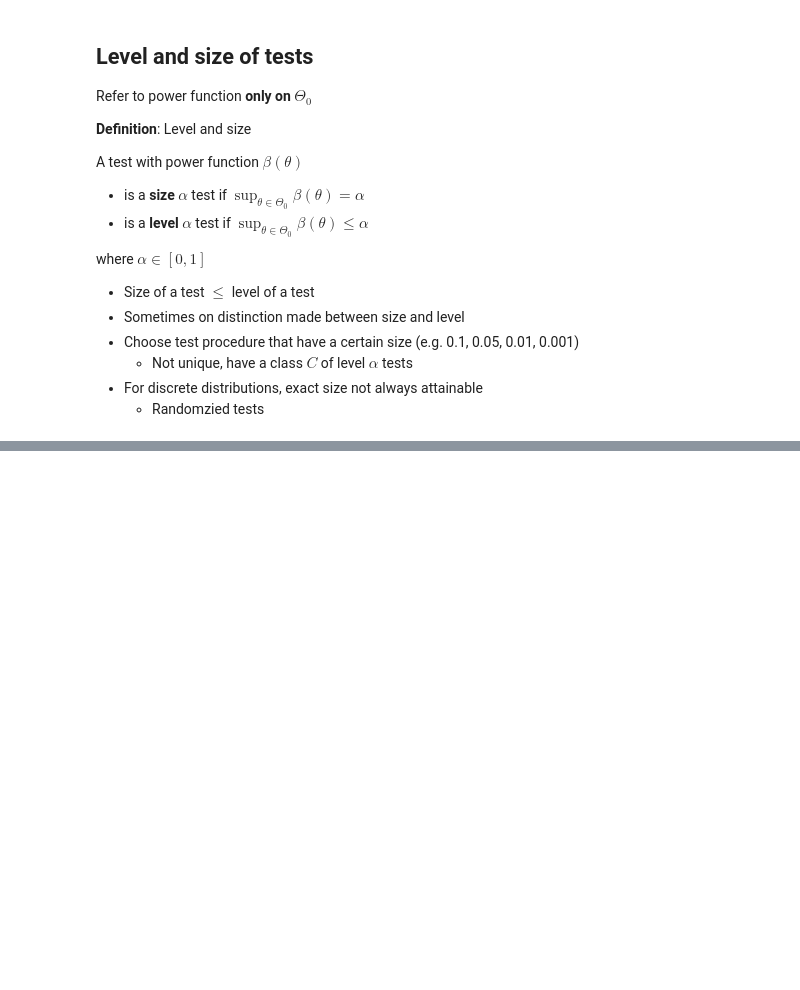
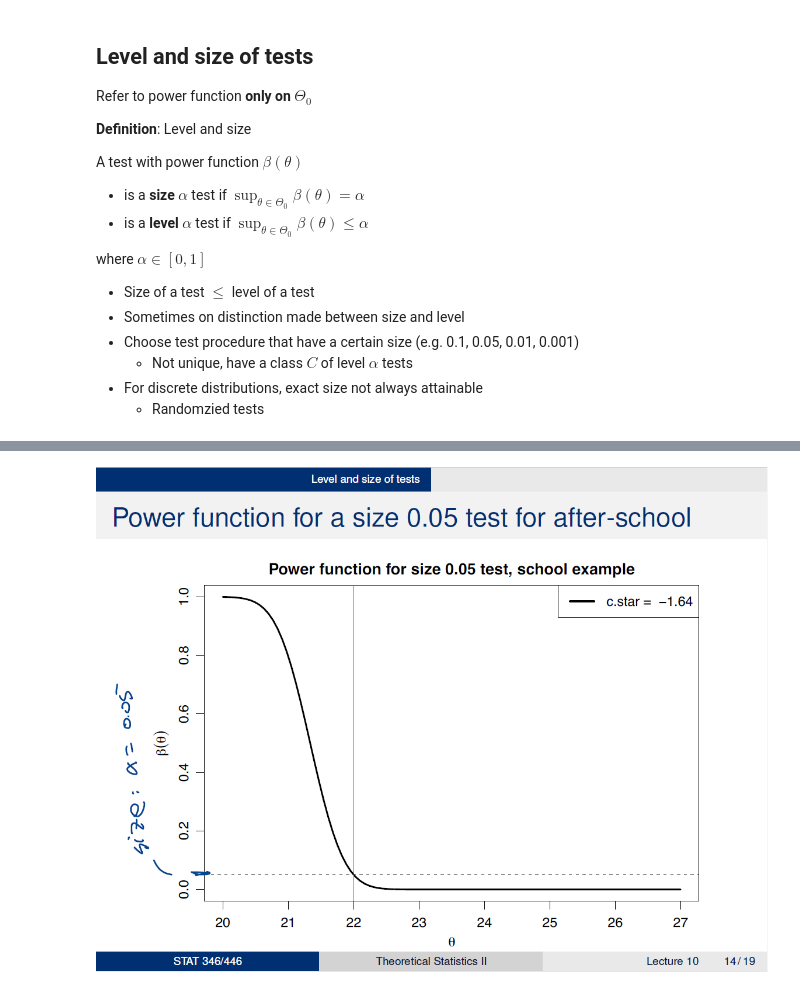
Before and after one commit to Thomson-Cui/Theoretical-Statistics-II, a Jupyter notebook: Chapter_08_02_Methods_of_Evaluating_Tests.ipynb, the cells around one changed output, grey strips where cells are left out. Saved outputs shown, nothing was run; the diff lists cells and outputs as text; code cells hidden in the pictures; blank space fills up the shorter version.

```diff
--- a/Chapter_08_02_Methods_of_Evaluating_Tests.ipynb
+++ b/Chapter_08_02_Methods_of_Evaluating_Tests.ipynb
@@ -352,0 +374,5 @@ where $\alpha\in[0,1]$
+# %%
+from IPython.display import Image
+Image(filename="Images\\alpha.png")
+# %% [output]
+[figure, added]
```
Also changed, not shown: parts of 6 cells of this notebook.
